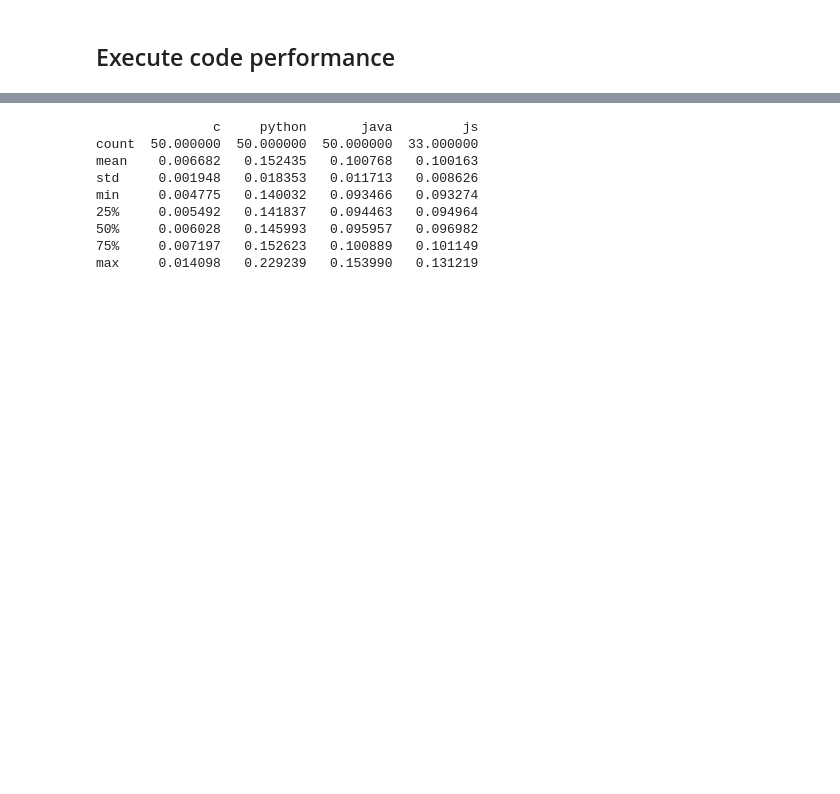
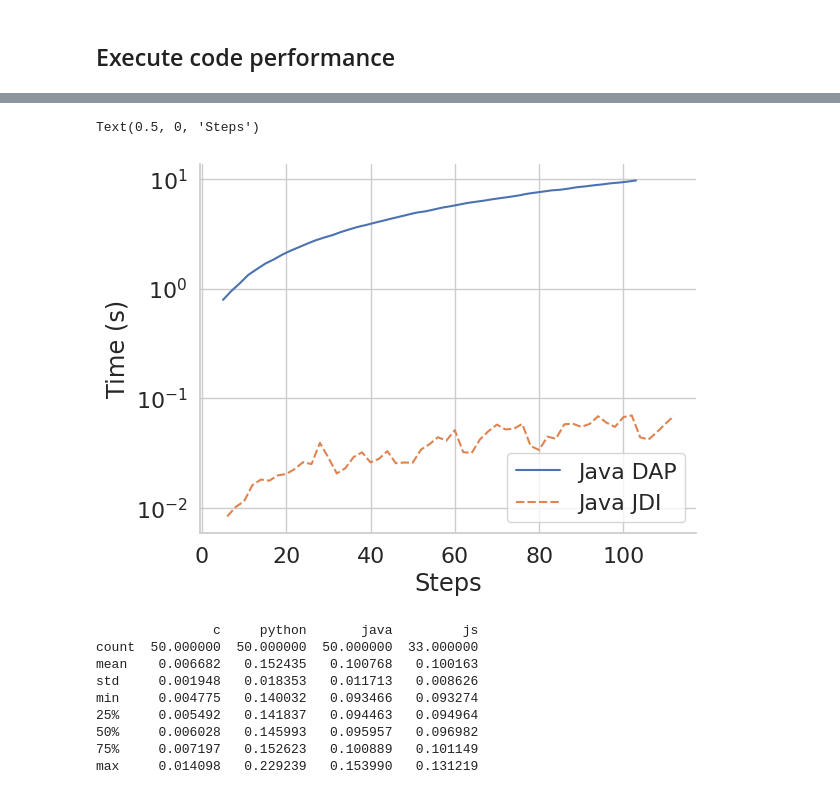
Before and after one commit to diverse-project/LiveRec, a Jupyter notebook: LiveFromDAP/performance/performance.ipynb, the cells around one changed output, grey strips where cells are left out. Cells and saved outputs as stored; diff of their text form; code cells hidden in the pictures; blank space fills up the shorter version.

Commit message:
add performance JDI and clean image for demo 2

```diff
--- a/LiveFromDAP/performance/performance.ipynb
+++ b/LiveFromDAP/performance/performance.ipynb
@@ -84,0 +85,6 @@ Text(0, 0.5, 'Time (s)')
+# %%
+df_jdi = pd.read_csv("jdi_times.csv")
+del df_jdi["Unnamed: 0"]
+df_jdi = df_jdi.rename(columns={"time": "jdi", "step": ""})
+df_jdi = df_jdi.set_index("")
+df_jdi
@@ -85,3 +110,15 @@ Text(0, 0.5, 'Time (s)')
+# %%
+# concat df_ep["java"] and df_jdi["jdi"] in a new dataframe
+df_javacmp = pd.concat([df_ep["java"], df_jdi["jdi"]], axis=1)
+df_javacmp = df_javacmp.rename(columns={"java": "Java DAP", "jdi": "Java JDI"})
+sns.lineplot(data=df_javacmp)
+# log scale on y axis
+plt.yscale("log")
+plt.ylabel("Time (s)")
+plt.xlabel("Steps")
+# %% [output]
+Text(0.5, 0, 'Steps')
+[figure, added]
 # %%
 #time per step
 df_tps = df_ep.copy()
```
Also changed, not shown: parts of 3 cells of this notebook, 7 other files.
